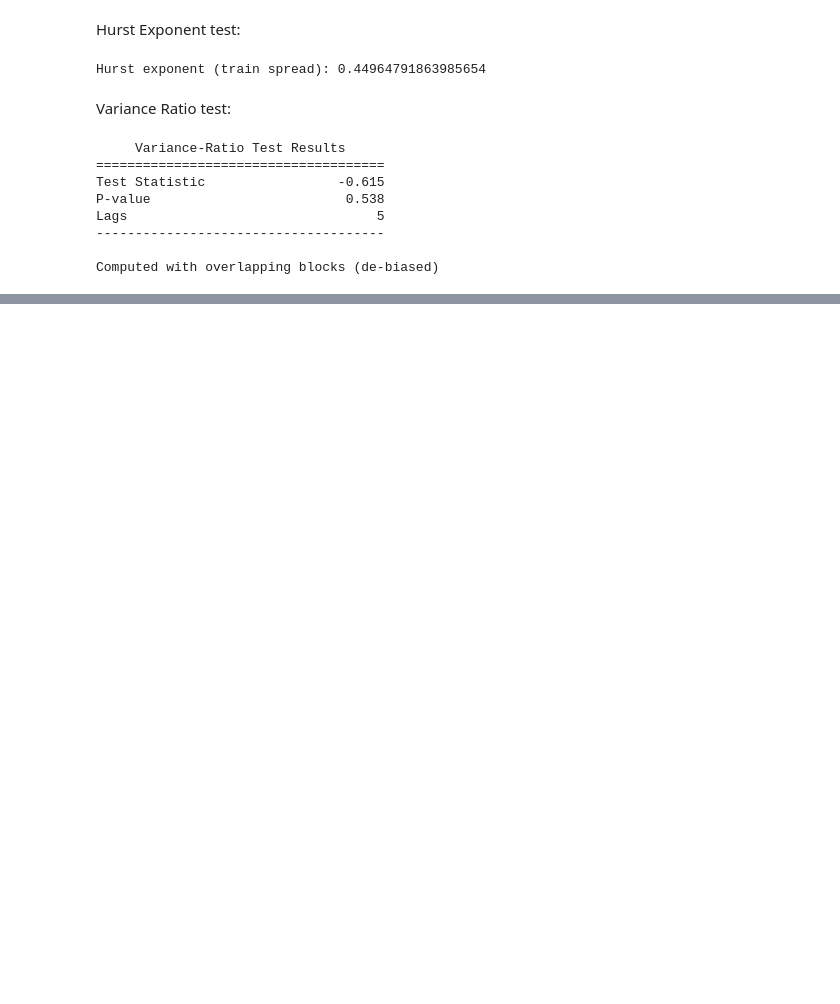
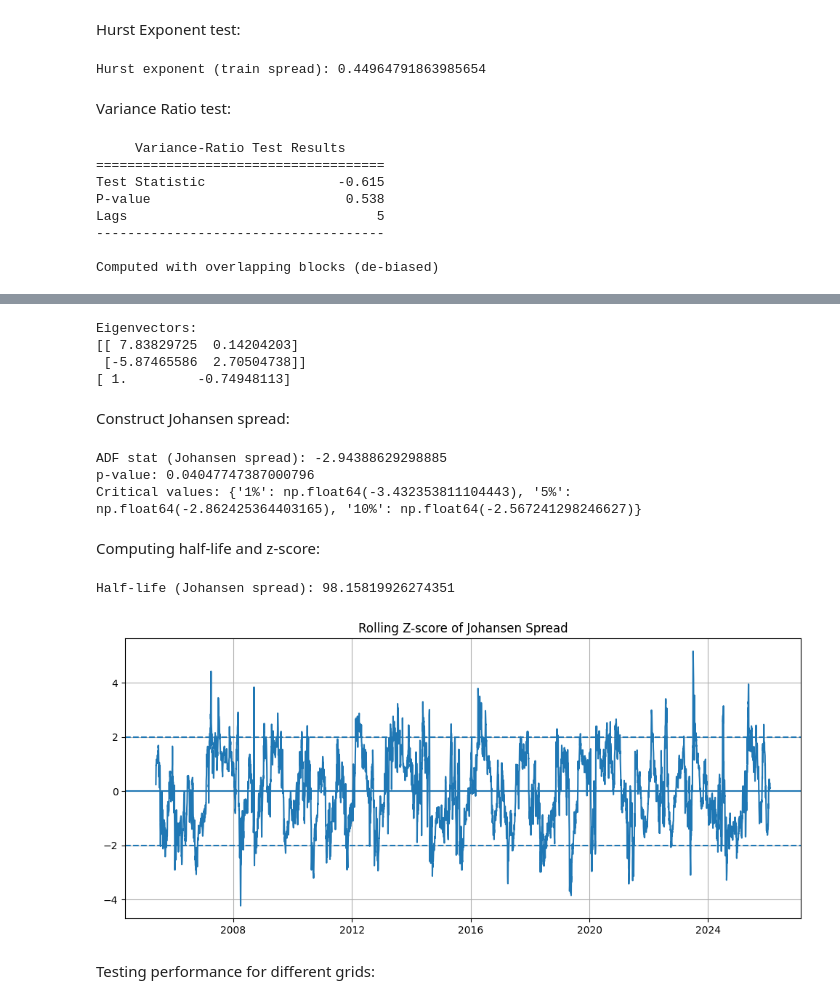
Before and after one commit to wiktorgrocholewski/Spring2026-TIC, a Jupyter notebook: 6_mean_reversion_strategy/Strategy Antonio.ipynb, the cells around one changed output, grey strips where cells are left out. Saved outputs shown, nothing was run; the diff lists cells and outputs as text; code cells hidden in the pictures; blank space fills up the shorter version.

Commit message:
Update mean reversion strategy and PnL

```diff
--- a/6_mean_reversion_strategy/Strategy Antonio.ipynb
+++ b/6_mean_reversion_strategy/Strategy Antonio.ipynb
@@ -172,0 +204,14 @@ Computed with overlapping blocks (de-biased)
+# %%
+print("Eigenvectors:")
+print(jres.evec)
+
+vec = jres.evec[:, 0]
+vec = vec / vec[0]
+print(vec)
+# %% [output]
+Eigenvectors:
+[[ 7.83829725  0.14204203]
+ [-5.87465586  2.70504738]]
+[ 1.         -0.74948113]
+# %% [markdown]
+Construct Johansen spread:
@@ -172,0 +228,66 @@ Computed with overlapping blocks (de-biased)
+# %%
+from statsmodels.tsa.stattools import adfuller
+
+adf_joh = adfuller(train["spread_joh"].dropna())
+
+print("ADF stat (Johansen spread):", adf_joh[0])
+print("p-value:", adf_joh[1])
+print("Critical values:", adf_joh[4])
+# %% [output]
+ADF stat (Johansen spread): -2.94388629298885
+p-value: 0.04047747387000796
+Critical values: {'1%': np.float64(-3.432353811104443), '5%': np.float64(-2.862425364403165), '10%': np.float64(-2.567241298246627)}
+# %% [markdown]
+Computing half-life and z-score:
+# %%
+def half_life(spread):
+    spread = spread.dropna()
+
+    lagged = spread.shift(1)
+    delta = spread - lagged
+
+    df = pd.concat([lagged, delta], axis=1).dropna()
+    df.columns = ["lagged", "delta"]
+
+    X = sm.add_constant(df["lagged"])
+    model = sm.OLS(df["delta"], X).fit()
+
+    phi = model.params["lagged"]
+
+    hl = -np.log(2) / phi if phi < 0 else np.nan
+    return hl, model
+
+hl_joh, _ = half_life(train["spread_joh"])
+print("Half-life (Johansen spread):", hl_joh)
+# %% [output]
+Half-life (Johansen spread): 98.15819926274351
+# %%
+prices["spread_joh"] = (
+    vec[0] * prices["log_soy"] +
+    vec[1] * prices["log_corn"]
+)
+
+window_z = int(round(hl_joh))
+
+prices["spread_mean_roll"] = prices["spread_joh"].rolling(window_z).mean()
+prices["spread_std_roll"]  = prices["spread_joh"].rolling(window_z).std()
+
+prices["zscore_joh"] = (
+    (prices["spread_joh"] - prices["spread_mean_roll"]) / prices["spread_std_roll"]
+)
+
+train = prices[prices["Date"] <= train_end].copy()
+test  = prices[prices["Date"] > gap_end].copy()
+
+plt.figure(figsize=(12,5))
+plt.plot(prices["Date"], prices["zscore_joh"])
+plt.axhline(2, linestyle="--")
+plt.axhline(-2, linestyle="--")
+plt.axhline(0)
+plt.title("Rolling Z-score of Johansen Spread")
+plt.grid(True)
+plt.show()
+# %% [output]
+[figure, added]
+# %% [markdown]
+Testing performance for different grids:
```
Also changed, not shown: parts of 16 cells of this notebook.
